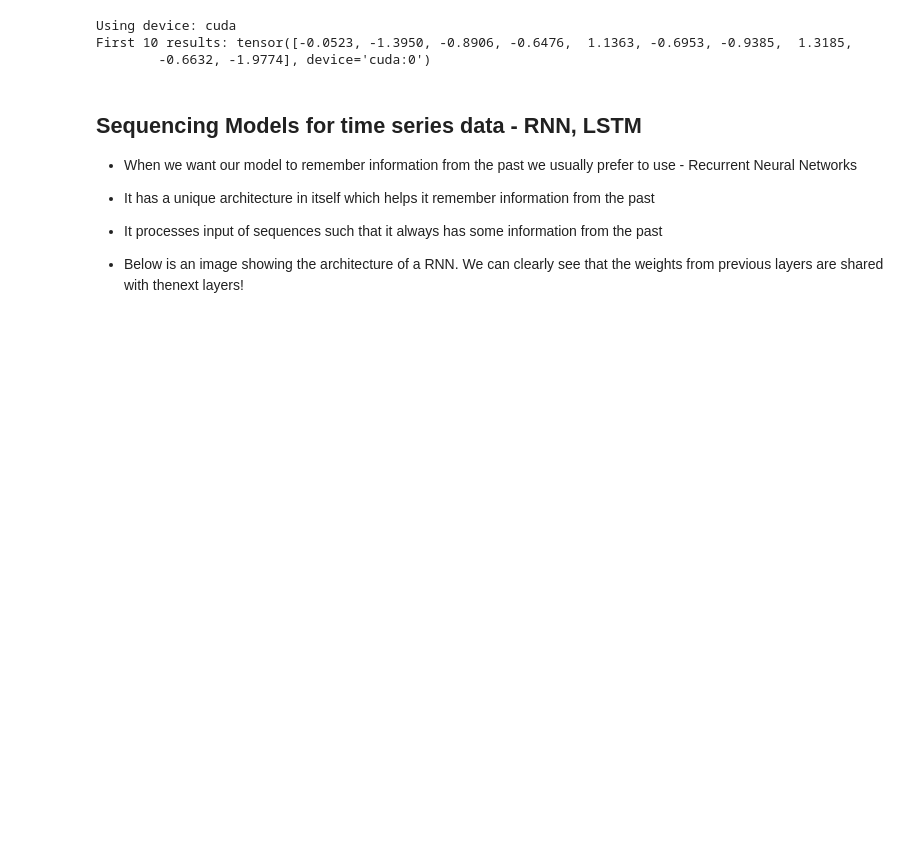
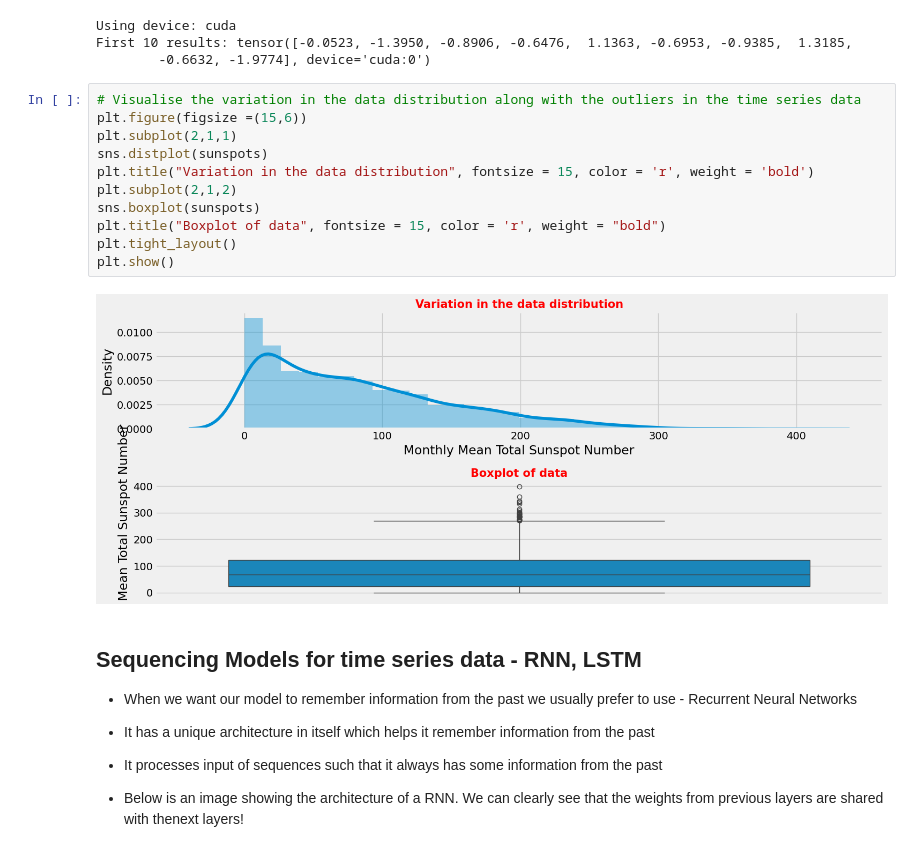
Before and after one commit to mahursh/Sunspot-Prediction, a Jupyter notebook: Sunspot-Prediction.ipynb, the cells around one changed output. Saved outputs shown, nothing was run; the diff lists cells and outputs as text; blank space fills up the shorter version.

```diff
--- a/Sunspot-Prediction.ipynb
+++ b/Sunspot-Prediction.ipynb
@@ -343,6 +343,19 @@ print("First 10 results:", c[:10])
 Using device: cuda
 First 10 results: tensor([-0.0523, -1.3950, -0.8906, -0.6476,  1.1363, -0.6953, -0.9385,  1.3185,
         -0.6632, -1.9774], device='cuda:0')
+# %%
+# Visualise the variation in the data distribution along with the outliers in the time series data
+plt.figure(figsize =(15,6))
+plt.subplot(2,1,1)
+sns.distplot(sunspots)
+plt.title("Variation in the data distribution", fontsize = 15, color = 'r', weight = 'bold')
+plt.subplot(2,1,2)
+sns.boxplot(sunspots)
+plt.title("Boxplot of data", fontsize = 15, color = 'r', weight = "bold")
+plt.tight_layout()
+plt.show()
+# %% [output]
+[figure, added]
 # %% [markdown]
 ## Sequencing Models for time series data - RNN, LSTM
 
```
